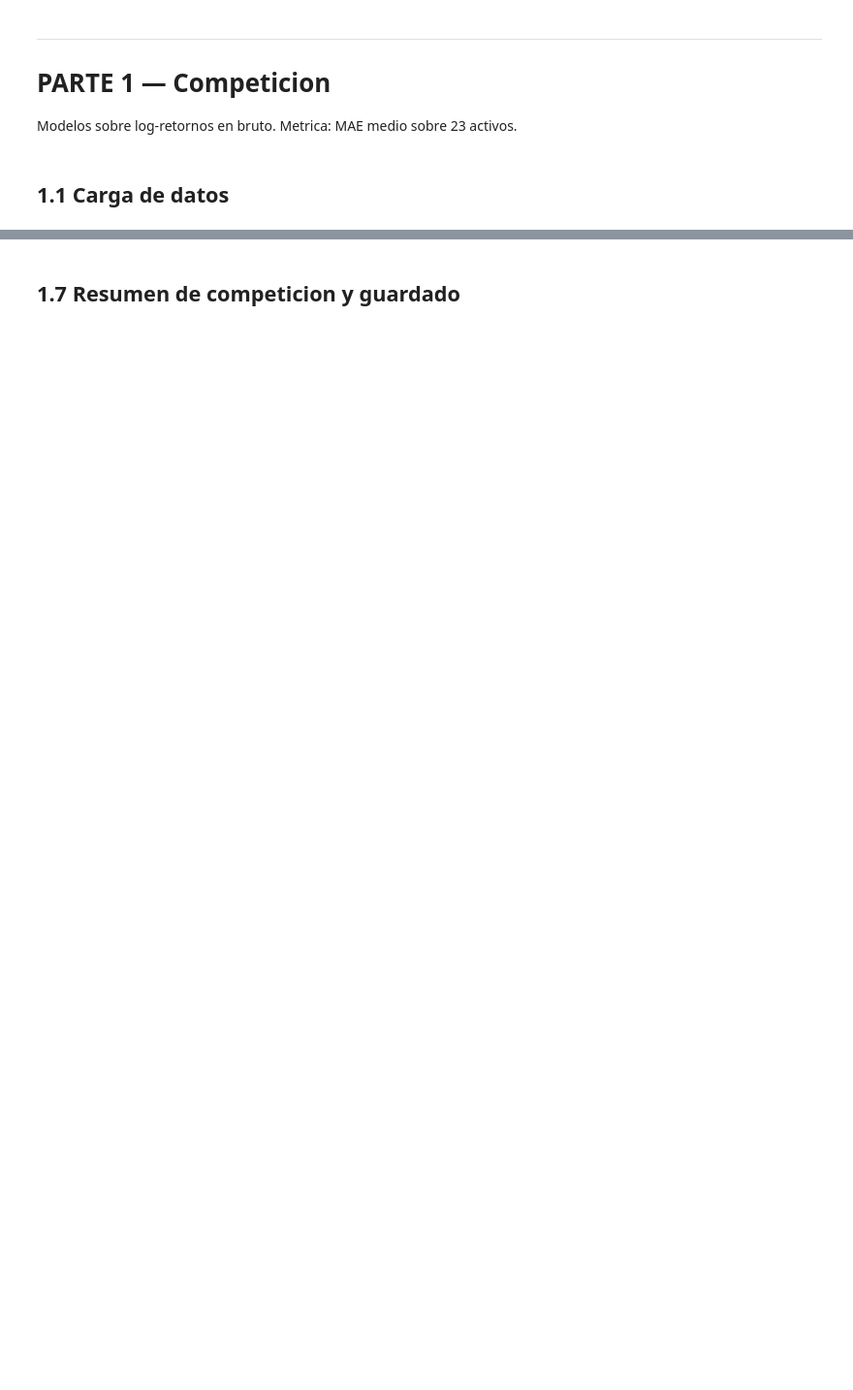
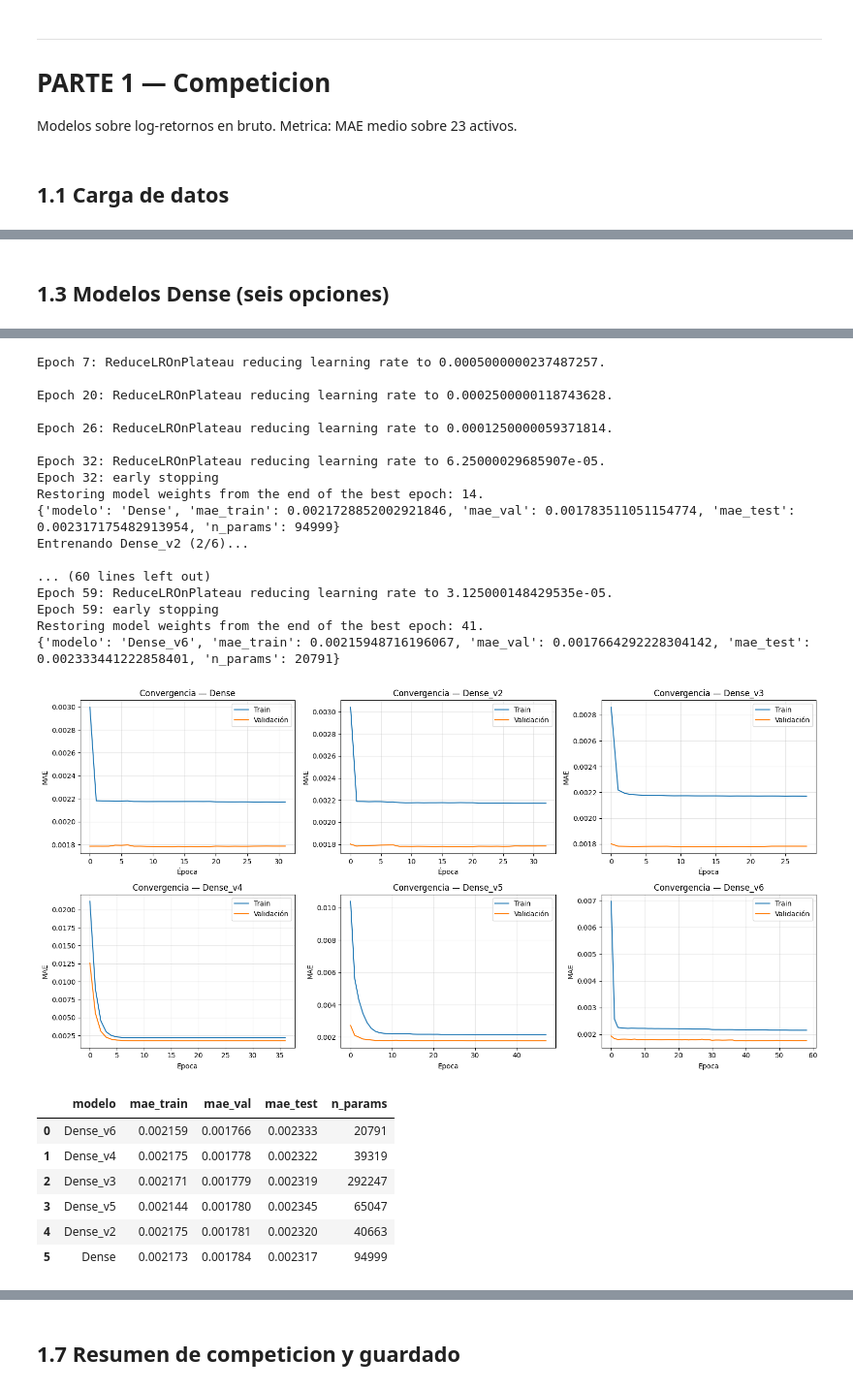
Before and after one commit to NataliaSJO/Taller4_NN, a Jupyter notebook: cuadernos/ent10_sal30.ipynb, the cells around one changed output, grey strips where cells are left out. Shown at 97% size. Saved outputs shown, nothing was run; the diff lists cells and outputs as text; code cells hidden in the pictures; blank space fills up the shorter version.

Commit message:
Entrena notebooks ent10 con outputs

```diff
--- a/cuadernos/ent10_sal30.ipynb
+++ b/cuadernos/ent10_sal30.ipynb
@@ -106,0 +276,51 @@ print(resultado_mixto)
+# %% [markdown]
+## 1.3 Modelos Dense (seis opciones)
+# %%
+dense_constructores = {
+    'Dense': lambda: construir_dense(X_train_plano.shape[1], y_train.shape[1]),
+    'Dense_v2': lambda: construir_dense_v2(X_train_plano.shape[1], y_train.shape[1]),
+    'Dense_v3': lambda: construir_dense_v3(X_train_plano.shape[1], y_train.shape[1]),
+    'Dense_v4': lambda: construir_dense_v4(X_train_plano.shape[1], y_train.shape[1]),
+    'Dense_v5': lambda: construir_dense_v5(X_train_plano.shape[1], y_train.shape[1]),
+    'Dense_v6': lambda: construir_dense_v6(X_train_plano.shape[1], y_train.shape[1]),
+}
+
+historias_dense_opciones = {}
+modelos_dense_opciones = {}
+resultados_dense_opciones = []
+
+for i, (nombre, constructor) in enumerate(dense_constructores.items(), start=1):
+    print(f'Entrenando {nombre} ({i}/{len(dense_constructores)})...')
+    keras.backend.clear_session()
+    keras.utils.set_random_seed(42 + i)
+    modelo = constructor()
+    hist = modelo.fit(
+        X_train_plano, y_train,
+        validation_data=(X_val_plano, y_val),
+        epochs=120,
+        batch_size=256,
+        callbacks=crear_callbacks_base(patience=18, rlr_patience=6),
+        verbose=0,
+    )
+    resultado = evaluar_modelo(
+        modelo, X_train_plano, y_train,
+        X_val_plano, y_val,
+        X_test_plano, y_test,
+        nombre=nombre,
+    )
+    historias_dense_opciones[nombre] = hist
+    modelos_dense_opciones[nombre] = modelo
+    resultados_dense_opciones.append(resultado)
+    print(resultado)
+
+fig, axes = plt.subplots(2, 3, figsize=(16, 8))
+for ax, nombre in zip(axes.ravel(), dense_constructores.keys()):
+    graficar_convergencia(historias_dense_opciones[nombre], nombre, ax=ax)
+plt.tight_layout()
+plt.show()
+
+df_dense_opciones = pd.DataFrame(resultados_dense_opciones).sort_values(
+    ['mae_val', 'mae_test']
+).reset_index(drop=True)
+display(df_dense_opciones.round(6))
+# %% [output]
@@ -106,0 +331,25 @@ print(resultado_mixto)
+Epoch 7: ReduceLROnPlateau reducing learning rate to 0.0005000000237487257.
+
+Epoch 20: ReduceLROnPlateau reducing learning rate to 0.0002500000118743628.
+
+Epoch 26: ReduceLROnPlateau reducing learning rate to 0.0001250000059371814.
+
+Epoch 32: ReduceLROnPlateau reducing learning rate to 6.25000029685907e-05.
+Epoch 32: early stopping
+Restoring model weights from the end of the best epoch: 14.
+{'modelo': 'Dense', 'mae_train': 0.0021728852002921846, 'mae_val': 0.001783511051154774, 'mae_test': 0.002317175482913954, 'n_params': 94999}
+Entrenando Dense_v2 (2/6)...
+
+... (60 lines left out)
+Epoch 59: ReduceLROnPlateau reducing learning rate to 3.125000148429535e-05.
+Epoch 59: early stopping
+Restoring model weights from the end of the best epoch: 41.
+{'modelo': 'Dense_v6', 'mae_train': 0.00215948716196067, 'mae_val': 0.0017664292228304142, 'mae_test': 0.002333441222858401, 'n_params': 20791}
+[figure, added]
+|  | modelo | mae_train | mae_val | mae_test | n_params |
+| 0 | Dense_v6 | 0.002159 | 0.001766 | 0.002333 | 20791 |
+| 1 | Dense_v4 | 0.002175 | 0.001778 | 0.002322 | 39319 |
+| 2 | Dense_v3 | 0.002171 | 0.001779 | 0.002319 | 292247 |
+| 3 | Dense_v5 | 0.002144 | 0.001780 | 0.002345 | 65047 |
+| 4 | Dense_v2 | 0.002175 | 0.001781 | 0.002320 | 40663 |
+| 5 | Dense | 0.002173 | 0.001784 | 0.002317 | 94999 |
```
Also changed, not shown: parts of 44 cells of this notebook, 3 other files.
